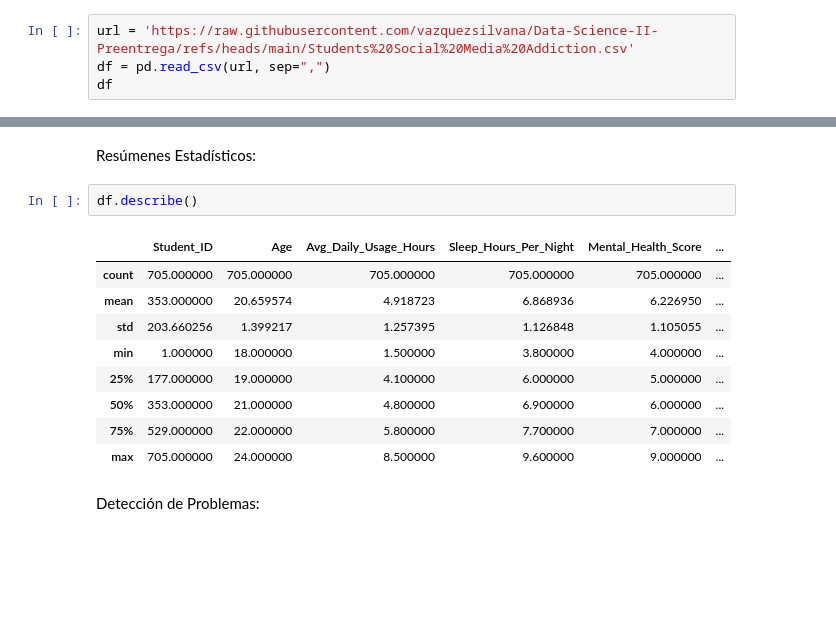
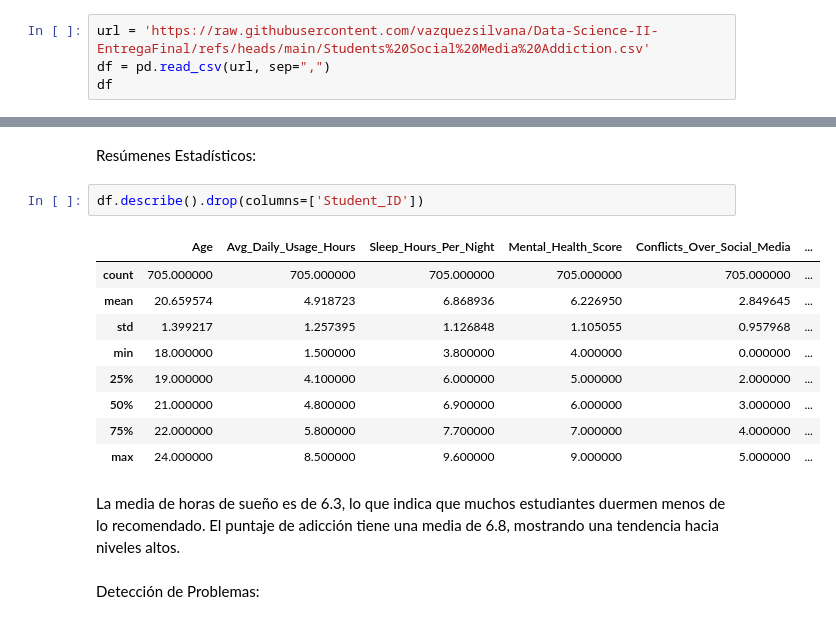
Before and after one commit to vazquezsilvana/Data-Science-II-EntregaFinal, a Jupyter notebook: VazquezSilvana_EntregaFinal.ipynb, the cells around one changed output, grey strips where cells are left out. Drawn from its saved outputs; the diff is of its cells as text; blank space fills up the shorter version.

```diff
--- a/VazquezSilvana_EntregaFinal.ipynb
+++ b/VazquezSilvana_EntregaFinal.ipynb
@@ -63,7 +63,7 @@ Una puntuación compuesta de 1 (baja adicción) a 10 (alta adicción) basada en
 # %% [markdown]
 Fuente: https://www.kaggle.com/datasets/adilshamim8/social-media-addiction-vs-relationships
 # %%
-url = 'https://raw.githubusercontent.com/vazquezsilvana/Data-Science-II-Preentrega/refs/heads/main/Students%20Social%20Media%20Addiction.csv'
+url = 'https://raw.githubusercontent.com/vazquezsilvana/Data-Science-II-EntregaFinal/refs/heads/main/Students%20Social%20Media%20Addiction.csv'
 df = pd.read_csv(url, sep=",")
 df
 # %% [output]
@@ -123,17 +123,19 @@ df.shape
 # %% [markdown]
 Resúmenes Estadísticos:
 # %%
-df.describe()
+df.describe().drop(columns=['Student_ID'])
 # %% [output]
-|  | Student_ID | Age | Avg_Daily_Usage_Hours | Sleep_Hours_Per_Night | Mental_Health_Score | ... |
+|  | Age | Avg_Daily_Usage_Hours | Sleep_Hours_Per_Night | Mental_Health_Score | Conflicts_Over_Social_Media | ... |
 | count | 705.000000 | 705.000000 | 705.000000 | 705.000000 | 705.000000 | ... |
-| mean | 353.000000 | 20.659574 | 4.918723 | 6.868936 | 6.226950 | ... |
-| std | 203.660256 | 1.399217 | 1.257395 | 1.126848 | 1.105055 | ... |
-| min | 1.000000 | 18.000000 | 1.500000 | 3.800000 | 4.000000 | ... |
-| 25% | 177.000000 | 19.000000 | 4.100000 | 6.000000 | 5.000000 | ... |
-| 50% | 353.000000 | 21.000000 | 4.800000 | 6.900000 | 6.000000 | ... |
-| 75% | 529.000000 | 22.000000 | 5.800000 | 7.700000 | 7.000000 | ... |
-| max | 705.000000 | 24.000000 | 8.500000 | 9.600000 | 9.000000 | ... |
+| mean | 20.659574 | 4.918723 | 6.868936 | 6.226950 | 2.849645 | ... |
+| std | 1.399217 | 1.257395 | 1.126848 | 1.105055 | 0.957968 | ... |
+| min | 18.000000 | 1.500000 | 3.800000 | 4.000000 | 0.000000 | ... |
+| 25% | 19.000000 | 4.100000 | 6.000000 | 5.000000 | 2.000000 | ... |
+| 50% | 21.000000 | 4.800000 | 6.900000 | 6.000000 | 3.000000 | ... |
+| 75% | 22.000000 | 5.800000 | 7.700000 | 7.000000 | 4.000000 | ... |
+| max | 24.000000 | 8.500000 | 9.600000 | 9.000000 | 5.000000 | ... |
+# %% [markdown]
+La media de horas de sueño es de 6.3, lo que indica que muchos estudiantes duermen menos de lo recomendado. El puntaje de adicción tiene una media de 6.8, mostrando una tendencia hacia niveles altos.
 # %% [markdown]
 Detección de Problemas:
 # %%
```
Also changed, not shown: parts of 10 cells of this notebook.
